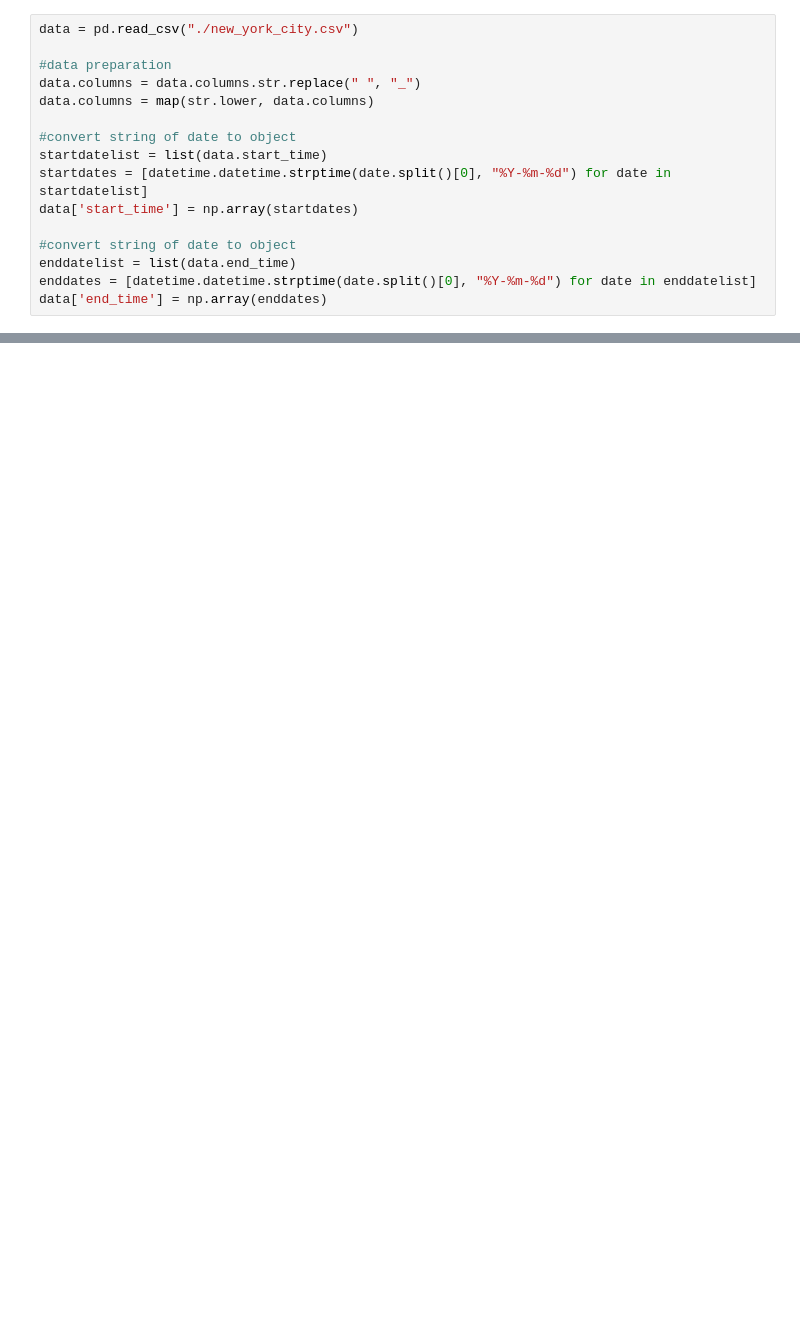
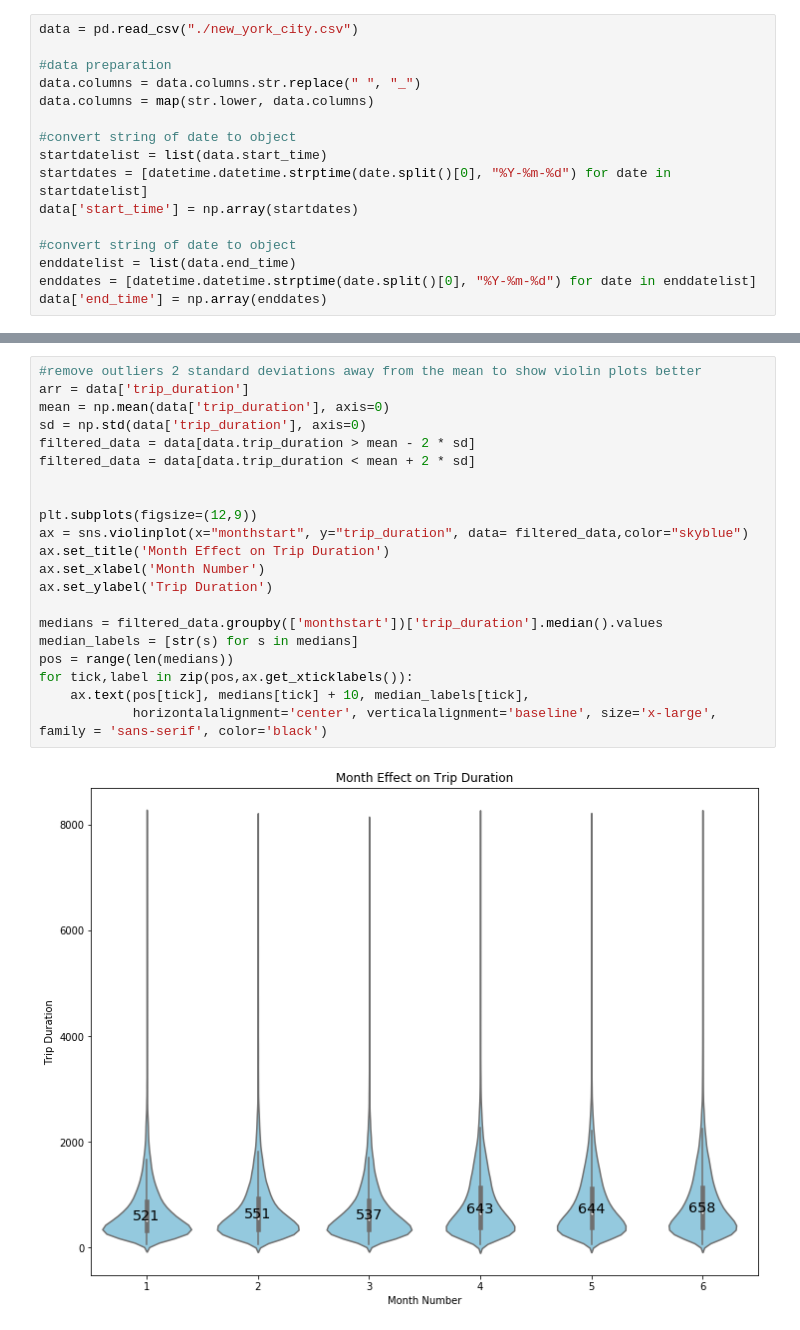
Before and after one commit to jacob-lu/info300final, a Jupyter notebook: Jacob Lu Exploration.ipynb, the cells around one changed output, grey strips where cells are left out. Drawn from its saved outputs; the diff is of its cells as text; blank space fills up the shorter version.

```diff
--- a/Jacob Lu Exploration.ipynb
+++ b/Jacob Lu Exploration.ipynb
@@ -67,0 +70,23 @@ data
+# %%
+#remove outliers 2 standard deviations away from the mean to show violin plots better
+arr = data['trip_duration']
+mean = np.mean(data['trip_duration'], axis=0)
+sd = np.std(data['trip_duration'], axis=0)
+filtered_data = data[data.trip_duration > mean - 2 * sd]
+filtered_data = data[data.trip_duration < mean + 2 * sd]
+
+
+plt.subplots(figsize=(12,9))
+ax = sns.violinplot(x="monthstart", y="trip_duration", data= filtered_data,color="skyblue")
+ax.set_title('Month Effect on Trip Duration')
+ax.set_xlabel('Month Number')
+ax.set_ylabel('Trip Duration')
+
+medians = filtered_data.groupby(['monthstart'])['trip_duration'].median().values
+median_labels = [str(s) for s in medians]
+pos = range(len(medians))
+for tick,label in zip(pos,ax.get_xticklabels()):
+    ax.text(pos[tick], medians[tick] + 10, median_labels[tick],
+            horizontalalignment='center', verticalalignment='baseline', size='x-large', family = 'sans-serif', color='black')
+# %% [output]
+[figure, added]
```
Also changed, not shown: parts of 8 cells of this notebook.
